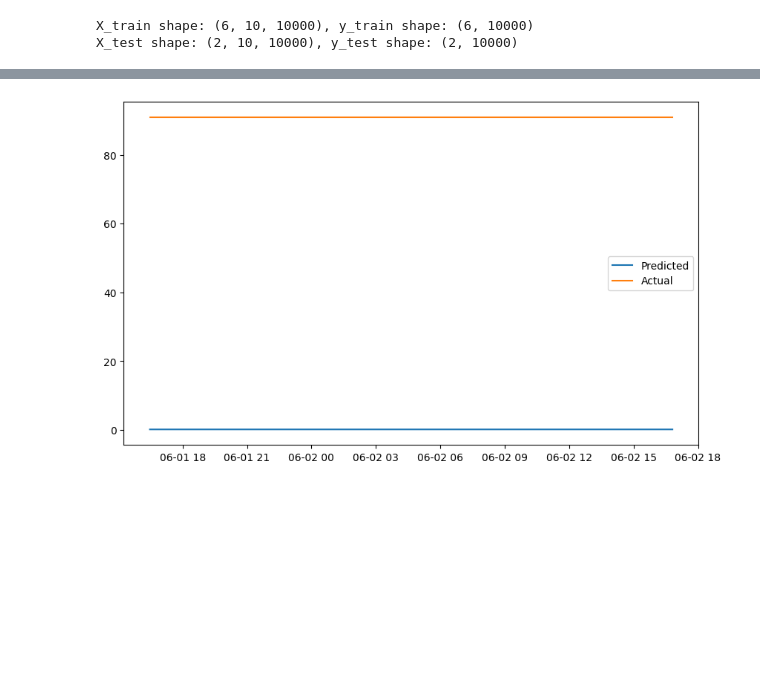
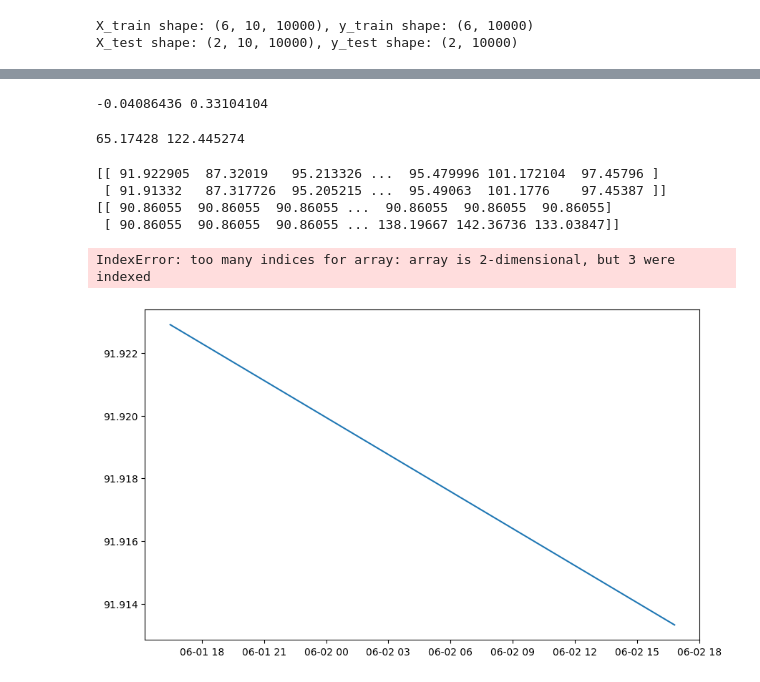
Before and after one commit to anissakp/BTTAI-AI-Studio, a Jupyter notebook: preprocess.ipynb, the cells around one changed output, grey strips where cells are left out. Cells and saved outputs as stored; diff of their text form; code cells hidden in the pictures; blank space fills up the shorter version.

Commit message:
updated model works!!!!!

```diff
--- a/preprocess.ipynb
+++ b/preprocess.ipynb
@@ -39,7 +39,7 @@ area_of_interest = {
 }
 
 #  time span of 1 month
-time_of_interest = "2021-07-01/2023-07-01"
+time_of_interest = "2023-06-01/2023-07-01"
 
 # Query the catalog for the data
 catalog = pystac_client.Client.open(
@@ -396,11 +464,13 @@ Model: "sequential"
  Non-trainable params: 0 (0.00 B)
 # %%
+print(X_train.shape)
+print(y_train.shape)
 # Train the model
-history = model.fit(X_train, y_train, epochs=5, batch_size=32, validation_split=0.2)
+history = model.fit(X_train_scaled, y_train_scaled, epochs=5, batch_size=32, validation_split=0.2)
 
-# Plot the training and validation loss
-plt.plot(history.history['loss'], label='train')
-plt.plot(history.history['val_loss'], label='validation')
-plt.legend()
-plt.show()
+# # Plot the training and validation loss
+# plt.plot(history.history['loss'], label='train')
+# plt.plot(history.history['val_loss'], label='validation')
+# plt.legend()
+# plt.show()
 # %% [output]
@@ -418,10 +489,10 @@ Epoch 5/5
 # %%
 # Evaluate the model
-results = model.evaluate(X_test, y_test)
+results = model.evaluate(X_test_scaled, y_test_scaled)
 print(f"Model loss (MSE): {results}")
 print("RMSE: ", np.sqrt(results))
 
 # Make predictions
-predictions = model.predict(X_test)
+predictions = model.predict(X_test_scaled)
 print(predictions)
 # %% [output]
@@ -437,0 +513,21 @@ print(y_test.min(), y_test.max())
+# %%
+print(predictions.min(), predictions.max())
+# %% [output]
+-0.04086436 0.33104104
+# %%
+y_pred = scaler_y.inverse_transform(predictions.reshape(-1, 1))
+
+# Reshape the predictions back to the original shape
+y_pred = y_pred.reshape(y_test.shape)
+# %%
+print(y_pred.min(), y_pred.max())
+# %% [output]
+65.17428 122.445274
+# %%
+print(y_pred)
+print(y_test)
+# %% [output]
+[[ 91.922905  87.32019   95.213326 ...  95.479996 101.172104  97.45796 ]
+ [ 91.91332   87.317726  95.205215 ...  95.49063  101.1776    97.45387 ]]
+[[ 90.86055  90.86055  90.86055 ...  90.86055  90.86055  90.86055]
+ [ 90.86055  90.86055  90.86055 ... 138.19667 142.36736 133.03847]]
@@ -438,21 +540,25 @@ print(y_test.min(), y_test.max())
 # %%
 # Reshape predictions to the original shape
-predictions = predictions.reshape((predictions.shape[0], chl_subset.shape[1], chl_subset.shape[2]))
-
+# predictions = predictions.reshape((predictions.shape[0], chl_subset.shape[1], chl_subset.shape[2]))
+y_pred = y_pred.reshape((y_pred.shape[0], chl_subset.shape[1], chl_subset.shape[2]))
 # Inverse transform the predictions
 #predictions = scaler.inverse_transform(predictions.reshape(-1, 1)).reshape(predictions.shape)
 
 # Calculate MSE
 # y_test_reshaped = y_test.reshape(-1, 1)
 # y_test_inverse = scaler.inverse_transform(y_test_reshaped).reshape(y_test.shape)
 # mse = mean_squared_error(y_test_inverse, predictions.reshape(-1, 1))
 # print(f"MSE: {mse}")
+# Inverse transform the y_test values
+y_test_reshaped = y_test.reshape(-1, 1)
+y_test_inverse = scaler_y.inverse_transform(y_test_reshaped).reshape(y_test.shape)
 
 # Plot some predictions
 plt.figure(figsize=(10, 6))
-plt.plot(chl.coords['time'].values[:len(predictions)], predictions[:, 0, 0], label='Predicted')
-plt.plot(chl.coords['time'].values[:len(predictions)], chl_subset[:len(predictions), 0, 0], label='Actual')
+plt.plot(chl.coords['time'].values[:len(y_pred)], y_pred[:, 0, 0], label='Predicted')
+plt.plot(chl.coords['time'].values[:len(y_pred)], y_test[:len(y_pred), 0, 0], label='Actual')
 plt.legend()
 plt.show()
 # %% [output]
+IndexError: too many indices for array: array is 2-dimensional, but 3 were indexed
-[figure, old version]
+[figure, new version]
```
Also changed, not shown: parts of 14 cells of this notebook, 3 other files.
